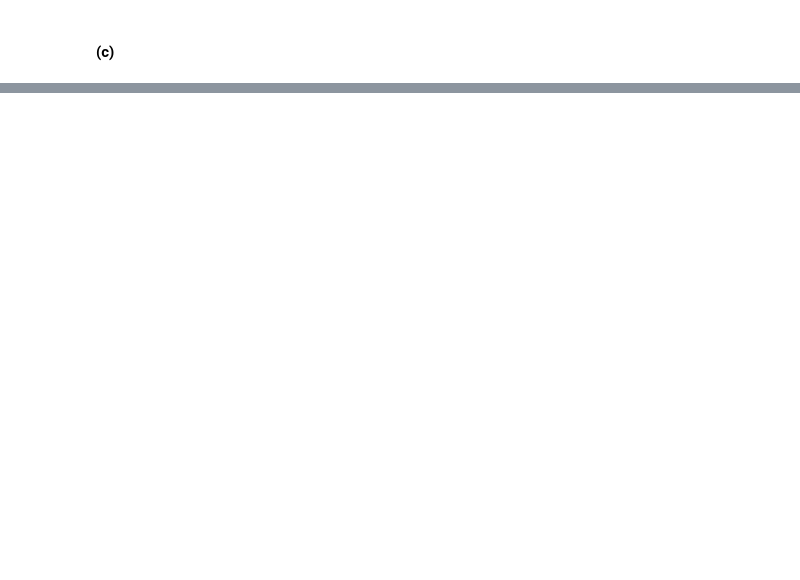
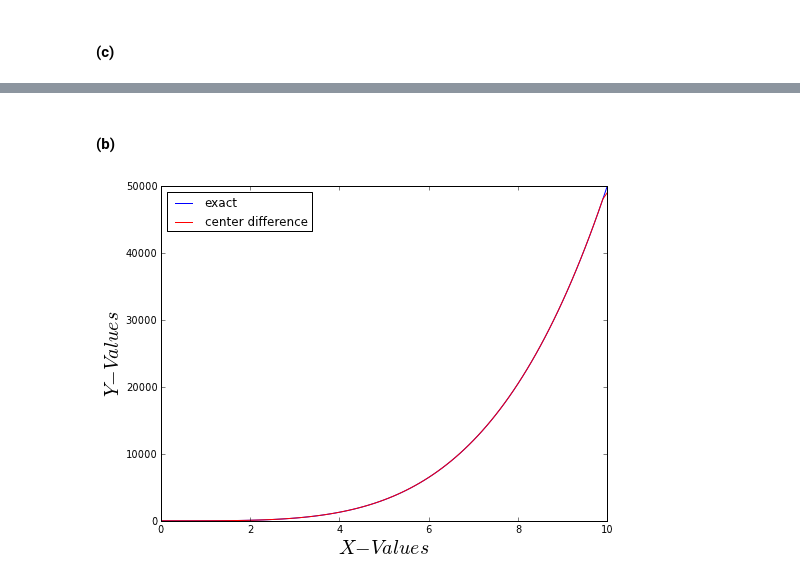
Before and after one commit to wsnyderPHYS202/PHYS202-S13, a Jupyter notebook: Week4/InterpDiffEx3.ipynb, the cells around one changed output, grey strips where cells are left out. Drawn from its saved outputs; the diff is of its cells as text; code cells hidden in the pictures; blank space fills up the shorter version.

```diff
--- a/Week4/InterpDiffEx3.ipynb
+++ b/Week4/InterpDiffEx3.ipynb
@@ -59,0 +86,23 @@ print Temp(3.118)
+# %%
+def finiteDifference(x,y):
+    """Takes the derivative of y with respect to x using 2 points"""
+    dydx = zeros(y.shape, float)
+    dydx[1:-1] = (y[2:]-y[:-2])/(x[2:]-x[:-2])
+    dydx[0] = (y[1]-y[0])/(x[1]-x[0])
+    dydx[-1] = (y[-1]-y[-2])/(x[-1]-x[-2])
+    return dydx
+# %% [markdown]
+#### (b)
+# %%
+x = arange(0.,10.1,0.1)
+y = x**5
+dydxExact = 5*x**4
+figure(figsize = (8,6))
+plot(x, dydxExact, label = 'exact', color = 'b')
+plot(x,finiteDifference(x,y),label = 'center difference', color = 'r')
+xlabel('$X-Values$', fontsize = 20)
+ylabel('$Y-Values$', fontsize = 20)
+legend(loc = 'upper left')
+show()
+# %% [output]
+[figure, added]
```
Also changed, not shown: parts of 18 cells of this notebook, 2 other files.
